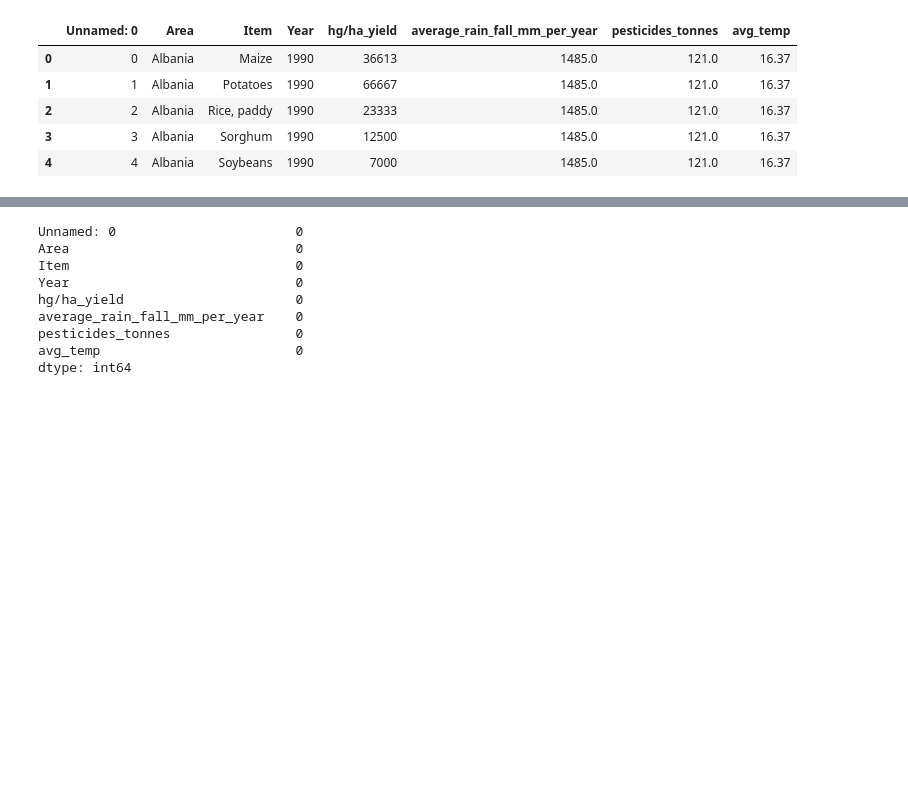
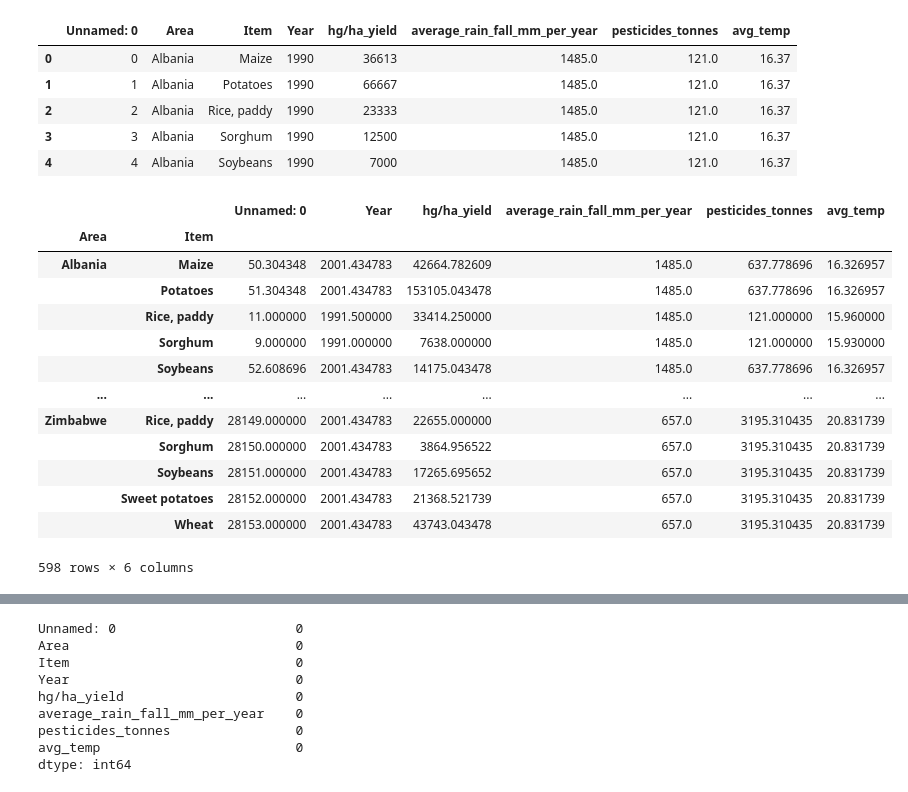
Before and after one commit to burghporter314/Food-Scarcity-Prediction, a Jupyter notebook: Food Scaricity - Dante Osbourne-Dylan Porter- Code.ipynb, the cells around one changed output, grey strips where cells are left out. Cells and saved outputs as stored; diff of their text form; code cells hidden in the pictures; blank space fills up the shorter version.

```diff
--- a/Food Scaricity - Dante Osbourne-Dylan Porter- Code.ipynb
+++ b/Food Scaricity - Dante Osbourne-Dylan Porter- Code.ipynb
@@ -214,3 +231,20 @@ yield_df.head()
 | 2 | 2 | Albania | Rice, paddy | 1990 | 23333 | 1485.0 | 121.0 | 16.37 |
 | 3 | 3 | Albania | Sorghum | 1990 | 12500 | 1485.0 | 121.0 | 16.37 |
 | 4 | 4 | Albania | Soybeans | 1990 | 7000 | 1485.0 | 121.0 | 16.37 |
+# %%
+yield_df.groupby(['Area','Item']).mean()
+# %% [output]
+|  |  | Unnamed: 0 | Year | hg/ha_yield | average_rain_fall_mm_per_year | pesticides_tonnes | avg_temp |
+| Area | Item |  |  |  |  |  |  |
+| Albania | Maize | 50.304348 | 2001.434783 | 42664.782609 | 1485.0 | 637.778696 | 16.326957 |
+|  | Potatoes | 51.304348 | 2001.434783 | 153105.043478 | 1485.0 | 637.778696 | 16.326957 |
+|  | Rice, paddy | 11.000000 | 1991.500000 | 33414.250000 | 1485.0 | 121.000000 | 15.960000 |
+|  | Sorghum | 9.000000 | 1991.000000 | 7638.000000 | 1485.0 | 121.000000 | 15.930000 |
+|  | Soybeans | 52.608696 | 2001.434783 | 14175.043478 | 1485.0 | 637.778696 | 16.326957 |
+| ... | ... | ... | ... | ... | ... | ... | ... |
+| Zimbabwe | Rice, paddy | 28149.000000 | 2001.434783 | 22655.000000 | 657.0 | 3195.310435 | 20.831739 |
+|  | Sorghum | 28150.000000 | 2001.434783 | 3864.956522 | 657.0 | 3195.310435 | 20.831739 |
+|  | Soybeans | 28151.000000 | 2001.434783 | 17265.695652 | 657.0 | 3195.310435 | 20.831739 |
+|  | Sweet potatoes | 28152.000000 | 2001.434783 | 21368.521739 | 657.0 | 3195.310435 | 20.831739 |
+|  | Wheat | 28153.000000 | 2001.434783 | 43743.043478 | 657.0 | 3195.310435 | 20.831739 |
+598 rows × 6 columns
```
Also changed, not shown: parts of 27 cells of this notebook.
